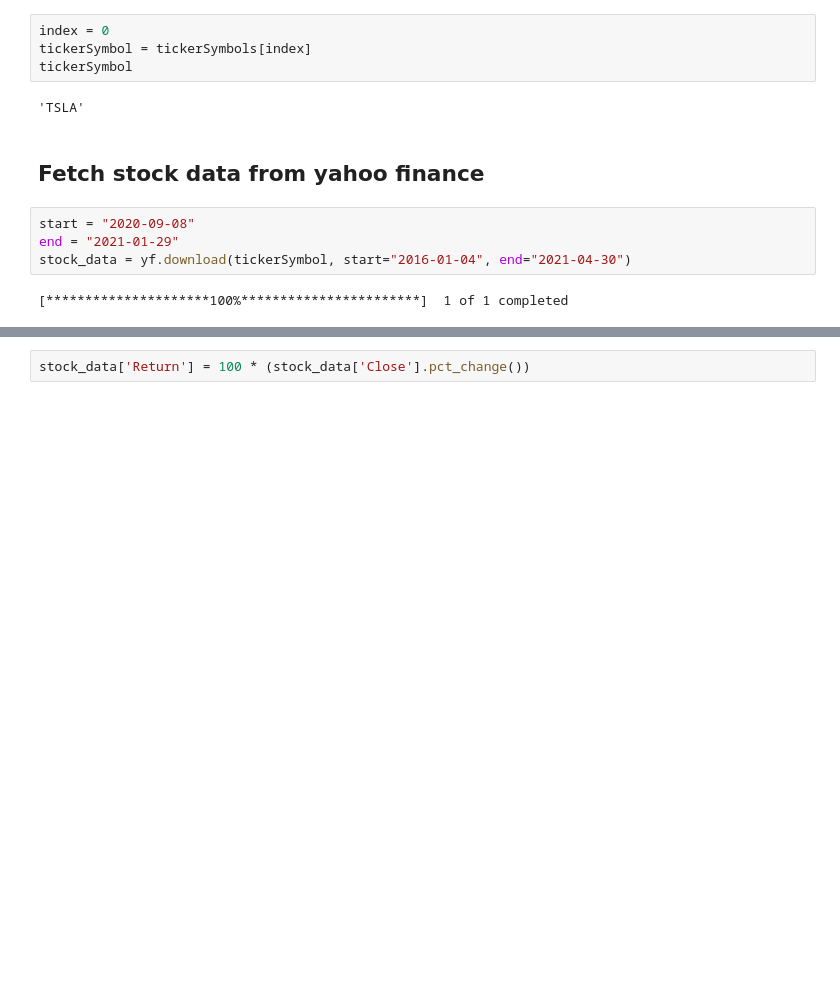
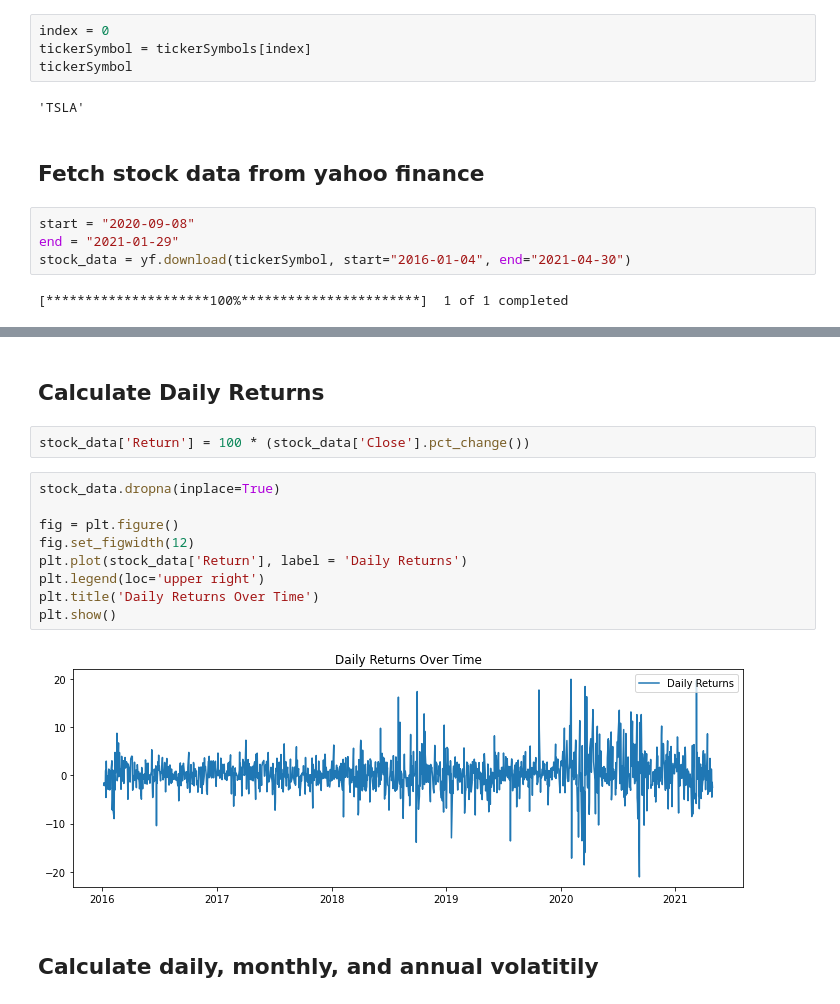
Before and after one commit to Neural-Matrix-LLC/Stock-and-ETF-Prediction, a Jupyter notebook: stock-api.ipynb, the cells around one changed output, grey strips where cells are left out. Drawn from its saved outputs; the diff is of its cells as text; blank space fills up the shorter version.

```diff
--- a/stock-api.ipynb
+++ b/stock-api.ipynb
@@ -43,2 +73,17 @@ stock_data = yf.download(tickerSymbol, start="2016-01-04", end="2021-04-30")
+# %% [markdown]
+## Calculate Daily Returns
 # %%
 stock_data['Return'] = 100 * (stock_data['Close'].pct_change())
+# %%
+stock_data.dropna(inplace=True)
+
+fig = plt.figure()
+fig.set_figwidth(12)
+plt.plot(stock_data['Return'], label = 'Daily Returns')
+plt.legend(loc='upper right')
+plt.title('Daily Returns Over Time')
+plt.show()
+# %% [output]
+[figure, added]
+# %% [markdown]
+## Calculate daily, monthly, and annual volatitily
```
Also changed, not shown: parts of 8 cells of this notebook, 1 other file.
